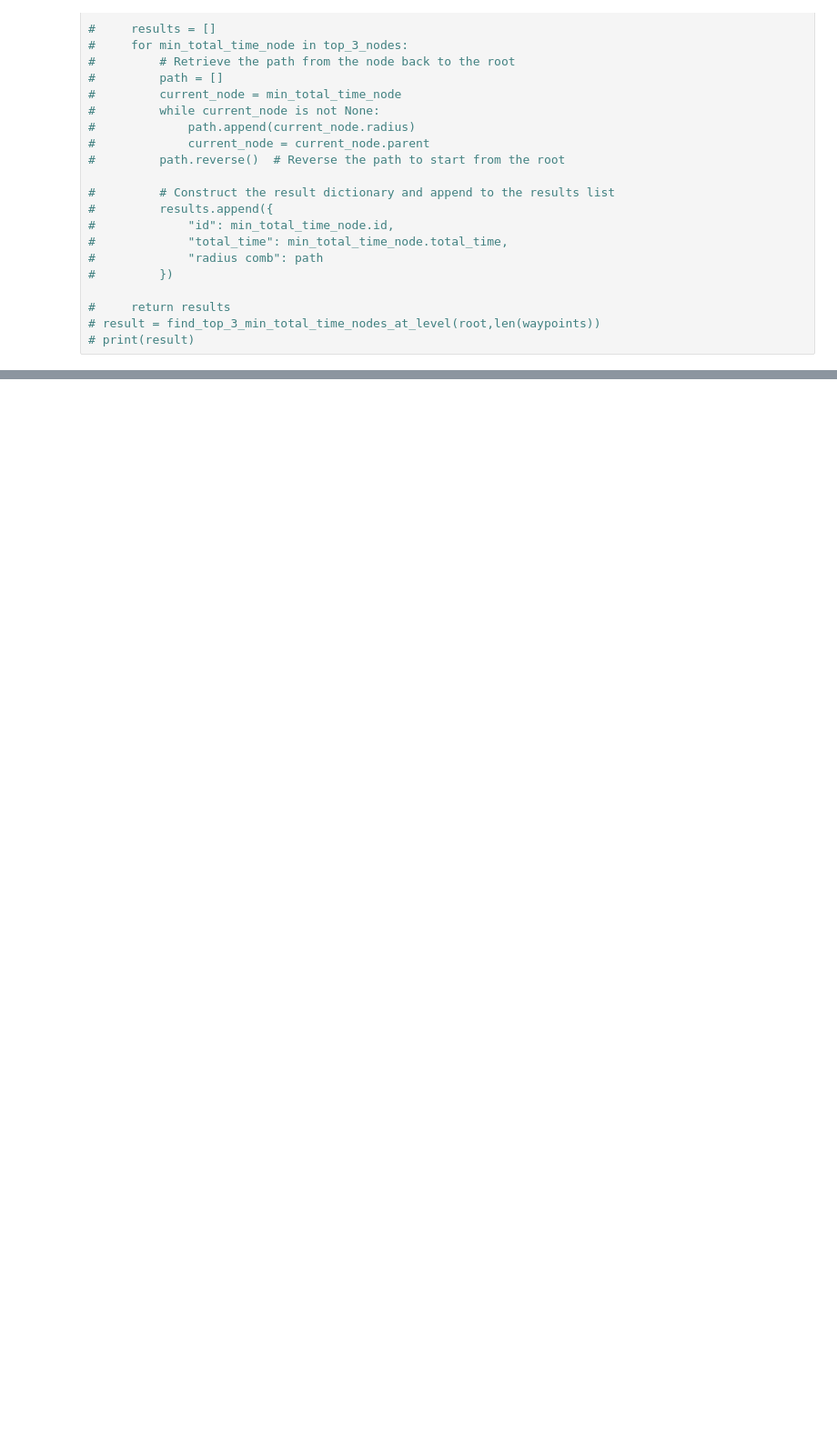
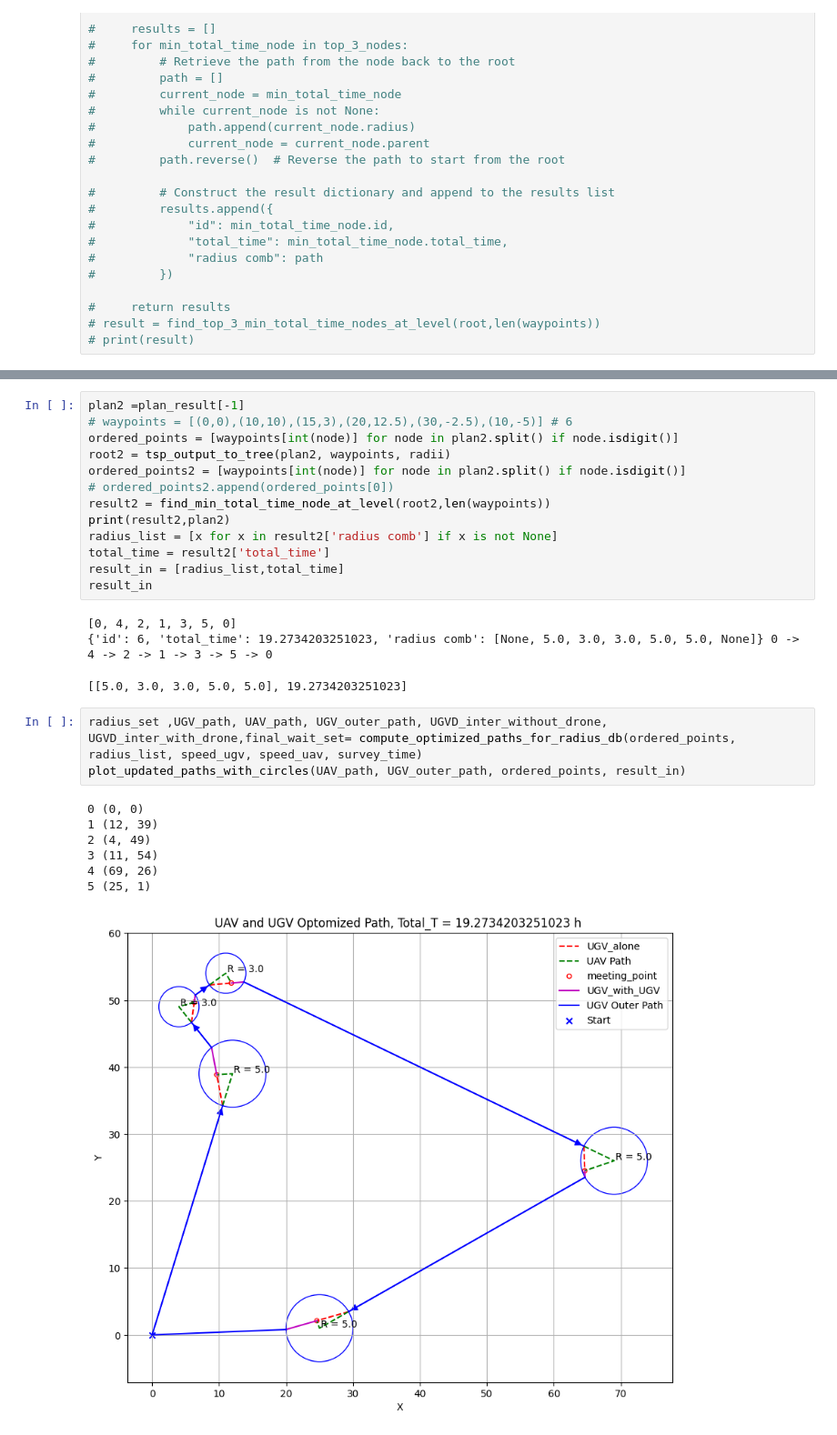
Before and after one commit to BillCai06/codetest, a Jupyter notebook: Landing robot/Codes/cleanout_code/DFS_Tree.ipynb, the cells around one changed output, grey strips where cells are left out. Shown: that part at 91% size. Drawn from its saved outputs; the diff is of its cells as text; blank space fills up the shorter version.

```diff
--- a/Landing robot/Codes/cleanout_code/DFS_Tree.ipynb
+++ b/Landing robot/Codes/cleanout_code/DFS_Tree.ipynb
@@ -606,0 +762,28 @@ plot_updated_paths_with_circles(UAV_path, UGV_outer_path, ordered_points, result
+# %%
+plan2 =plan_result[-1]
+# waypoints = [(0,0),(10,10),(15,3),(20,12.5),(30,-2.5),(10,-5)] # 6
+ordered_points = [waypoints[int(node)] for node in plan2.split() if node.isdigit()]
+root2 = tsp_output_to_tree(plan2, waypoints, radii)
+ordered_points2 = [waypoints[int(node)] for node in plan2.split() if node.isdigit()]
+# ordered_points2.append(ordered_points[0])
+result2 = find_min_total_time_node_at_level(root2,len(waypoints))
+print(result2,plan2)
+radius_list = [x for x in result2['radius comb'] if x is not None]
+total_time = result2['total_time']
+result_in = [radius_list,total_time]
+result_in
+# %% [output]
+[0, 4, 2, 1, 3, 5, 0]
+{'id': 6, 'total_time': 19.2734203251023, 'radius comb': [None, 5.0, 3.0, 3.0, 5.0, 5.0, None]} 0 -> 4 -> 2 -> 1 -> 3 -> 5 -> 0
+[[5.0, 3.0, 3.0, 5.0, 5.0], 19.2734203251023]
+# %%
+radius_set ,UGV_path, UAV_path, UGV_outer_path, UGVD_inter_without_drone, UGVD_inter_with_drone,final_wait_set= compute_optimized_paths_for_radius_db(ordered_points, radius_list, speed_ugv, speed_uav, survey_time)
+plot_updated_paths_with_circles(UAV_path, UGV_outer_path, ordered_points, result_in)
+# %% [output]
+0 (0, 0)
+1 (12, 39)
+2 (4, 49)
+3 (11, 54)
+4 (69, 26)
+5 (25, 1)
+[figure, added]
```
Also changed, not shown: parts of 12 cells of this notebook, 4 other files.
